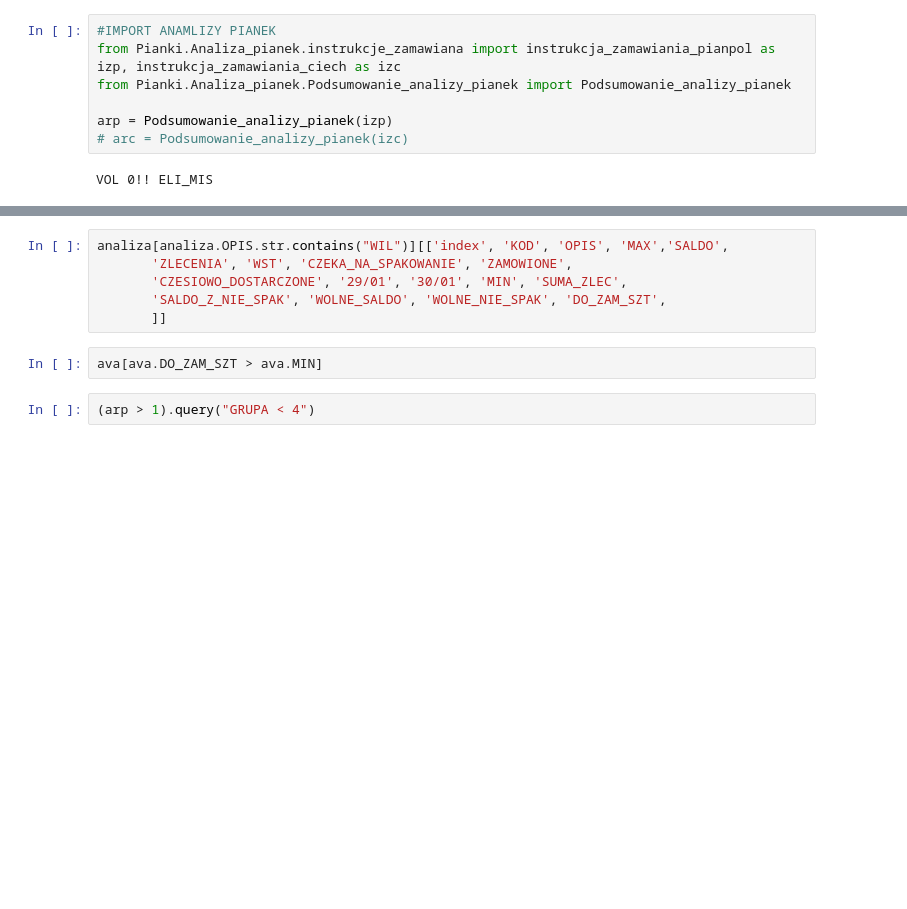
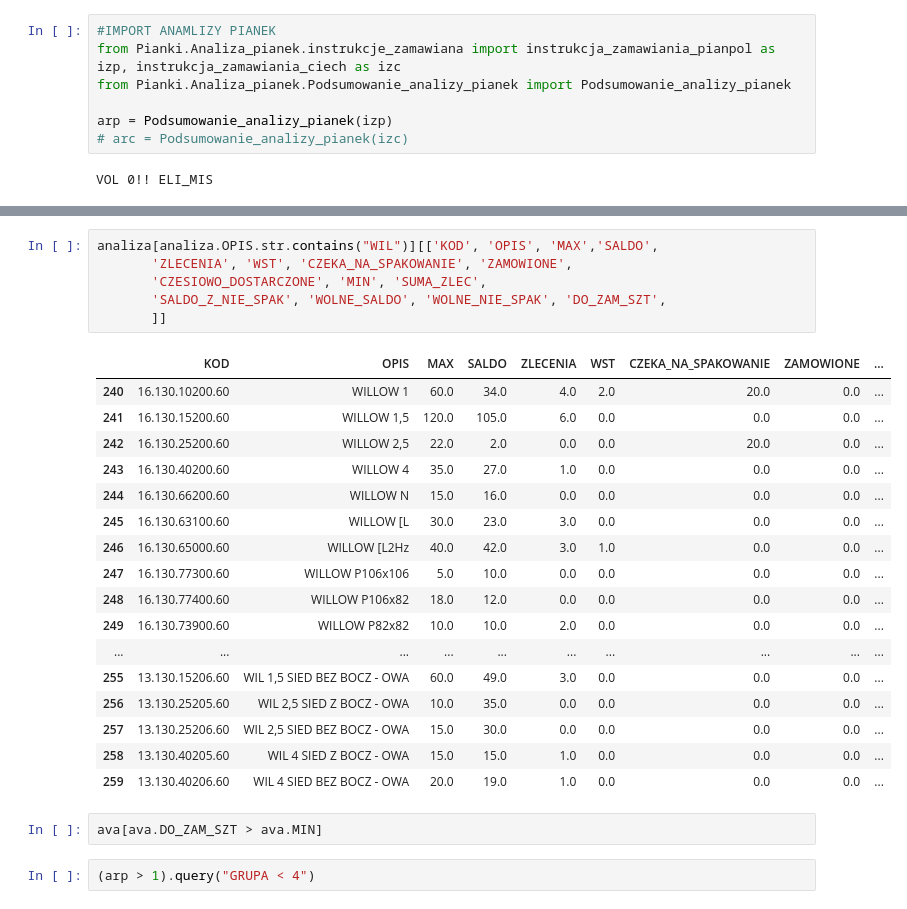
Before and after one commit to Mogarthron/Magazynier, a Jupyter notebook: ANALIZA_PIANEK.ipynb, the cells around one changed output, grey strips where cells are left out. Saved outputs shown, nothing was run; the diff lists cells and outputs as text; blank space fills up the shorter version.

Commit message:
Analiza pianek

```diff
--- a/ANALIZA_PIANEK.ipynb
+++ b/ANALIZA_PIANEK.ipynb
@@ -97,9 +83,27 @@ ava.DO_ZAM_SZT.mean()
 # %%
-analiza[analiza.OPIS.str.contains("WIL")][['index', 'KOD', 'OPIS', 'MAX','SALDO',
+analiza[analiza.OPIS.str.contains("WIL")][['KOD', 'OPIS', 'MAX','SALDO',
        'ZLECENIA', 'WST', 'CZEKA_NA_SPAKOWANIE', 'ZAMOWIONE',
-       'CZESIOWO_DOSTARCZONE', '29/01', '30/01', 'MIN', 'SUMA_ZLEC',
+       'CZESIOWO_DOSTARCZONE', 'MIN', 'SUMA_ZLEC',
        'SALDO_Z_NIE_SPAK', 'WOLNE_SALDO', 'WOLNE_NIE_SPAK', 'DO_ZAM_SZT',
        ]]
+# %% [output]
+|  | KOD | OPIS | MAX | SALDO | ZLECENIA | WST | CZEKA_NA_SPAKOWANIE | ZAMOWIONE | ... |
+| 240 | 16.130.10200.60 | WILLOW 1 | 60.0 | 34.0 | 4.0 | 2.0 | 20.0 | 0.0 | ... |
+| 241 | 16.130.15200.60 | WILLOW 1,5 | 120.0 | 105.0 | 6.0 | 0.0 | 0.0 | 0.0 | ... |
+| 242 | 16.130.25200.60 | WILLOW 2,5 | 22.0 | 2.0 | 0.0 | 0.0 | 20.0 | 0.0 | ... |
+| 243 | 16.130.40200.60 | WILLOW 4 | 35.0 | 27.0 | 1.0 | 0.0 | 0.0 | 0.0 | ... |
+| 244 | 16.130.66200.60 | WILLOW N | 15.0 | 16.0 | 0.0 | 0.0 | 0.0 | 0.0 | ... |
+| 245 | 16.130.63100.60 | WILLOW [L | 30.0 | 23.0 | 3.0 | 0.0 | 0.0 | 0.0 | ... |
+| 246 | 16.130.65000.60 | WILLOW [L2Hz | 40.0 | 42.0 | 3.0 | 1.0 | 0.0 | 0.0 | ... |
+| 247 | 16.130.77300.60 | WILLOW P106x106 | 5.0 | 10.0 | 0.0 | 0.0 | 0.0 | 0.0 | ... |
+| 248 | 16.130.77400.60 | WILLOW P106x82 | 18.0 | 12.0 | 0.0 | 0.0 | 0.0 | 0.0 | ... |
+| 249 | 16.130.73900.60 | WILLOW P82x82 | 10.0 | 10.0 | 2.0 | 0.0 | 0.0 | 0.0 | ... |
+| ... | ... | ... | ... | ... | ... | ... | ... | ... | ... |
+| 255 | 13.130.15206.60 | WIL 1,5 SIED BEZ BOCZ - OWA | 60.0 | 49.0 | 3.0 | 0.0 | 0.0 | 0.0 | ... |
+| 256 | 13.130.25205.60 | WIL 2,5 SIED Z BOCZ - OWA | 10.0 | 35.0 | 0.0 | 0.0 | 0.0 | 0.0 | ... |
+| 257 | 13.130.25206.60 | WIL 2,5 SIED BEZ BOCZ - OWA | 15.0 | 30.0 | 0.0 | 0.0 | 0.0 | 0.0 | ... |
+| 258 | 13.130.40205.60 | WIL 4 SIED Z BOCZ - OWA | 15.0 | 15.0 | 1.0 | 0.0 | 0.0 | 0.0 | ... |
+| 259 | 13.130.40206.60 | WIL 4 SIED BEZ BOCZ - OWA | 20.0 | 19.0 | 1.0 | 0.0 | 0.0 | 0.0 | ... |
 # %%
 ava[ava.DO_ZAM_SZT > ava.MIN]
 # %%
```
Also changed, not shown: parts of 9 cells of this notebook.
